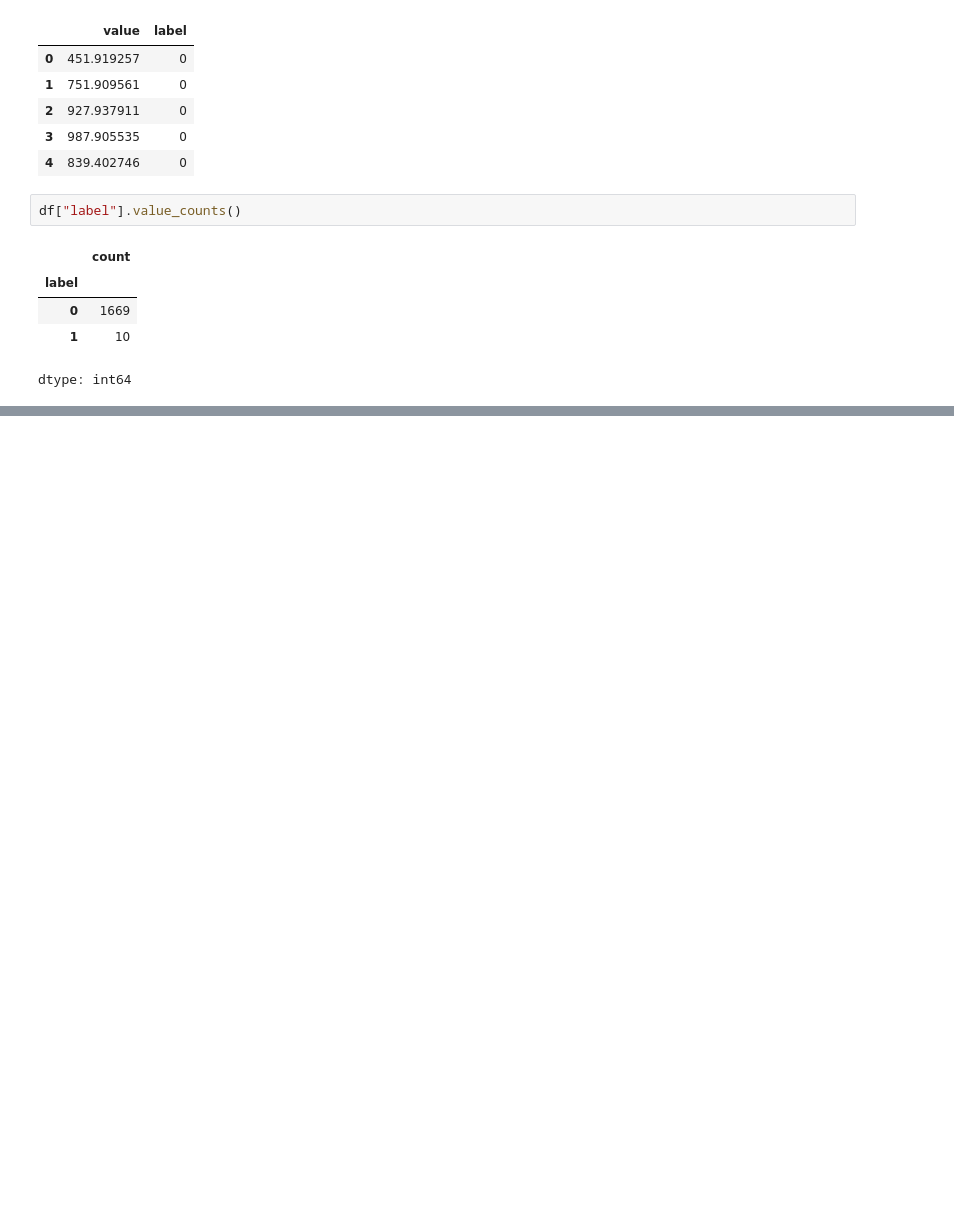
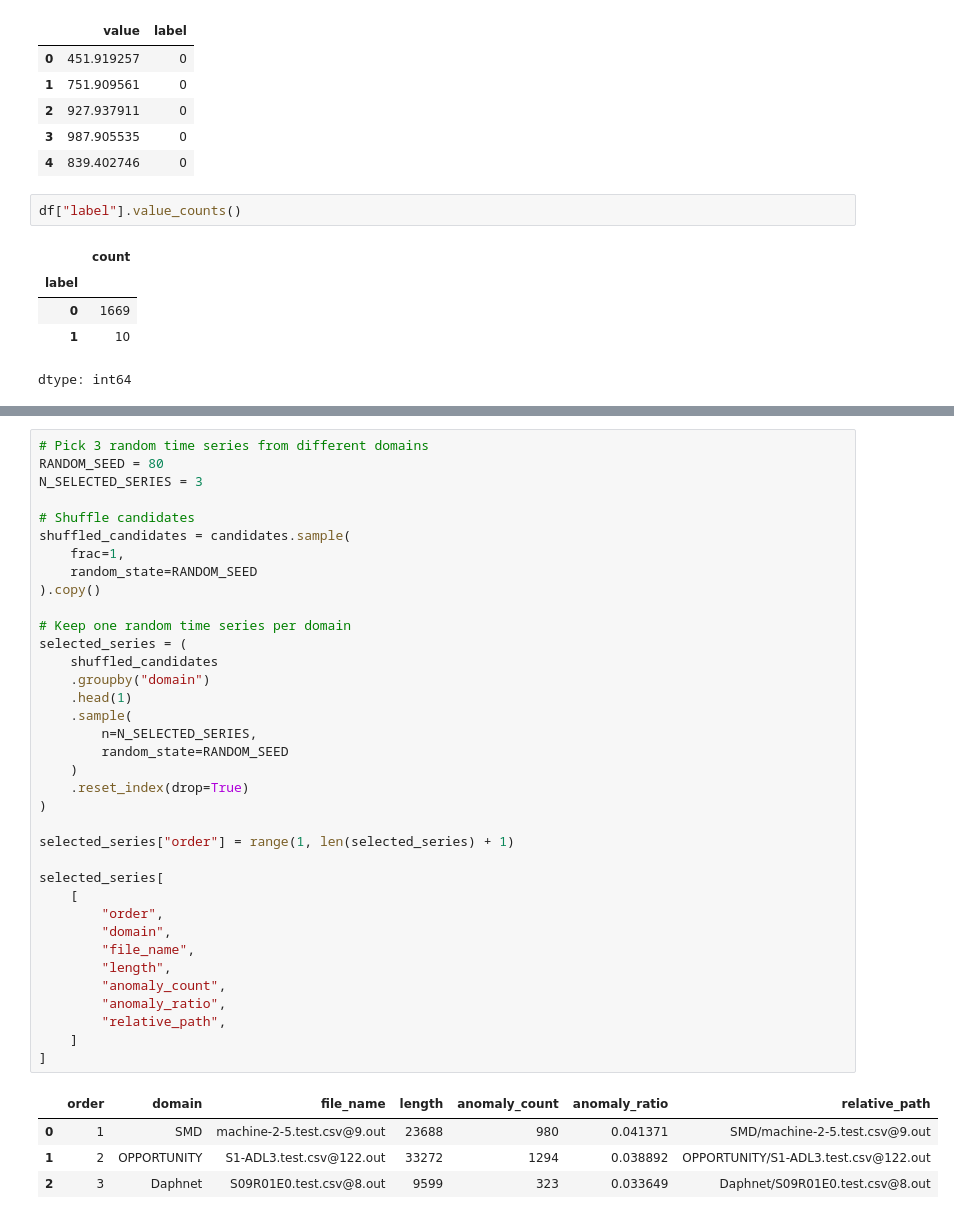
Before and after one commit to OrestisGeo/streamify-ts-anomaly-detection, a Jupyter notebook: notebooks/project2_main.ipynb, the cells around one changed output, grey strips where cells are left out. Cells and saved outputs as stored; diff of their text form; blank space fills up the shorter version.

```diff
--- a/notebooks/project2_main.ipynb
+++ b/notebooks/project2_main.ipynb
@@ -356,0 +460,41 @@ Inventory rows: 2062
+# %%
+# Pick 3 random time series from different domains
+RANDOM_SEED = 80
+N_SELECTED_SERIES = 3
+
+# Shuffle candidates
+shuffled_candidates = candidates.sample(
+    frac=1,
+    random_state=RANDOM_SEED
+).copy()
+
+# Keep one random time series per domain
+selected_series = (
+    shuffled_candidates
+    .groupby("domain")
+    .head(1)
+    .sample(
+        n=N_SELECTED_SERIES,
+        random_state=RANDOM_SEED
+    )
+    .reset_index(drop=True)
+)
+
+selected_series["order"] = range(1, len(selected_series) + 1)
+
+selected_series[
+    [
+        "order",
+        "domain",
+        "file_name",
+        "length",
+        "anomaly_count",
+        "anomaly_ratio",
+        "relative_path",
+    ]
+]
+# %% [output]
+|  | order | domain | file_name | length | anomaly_count | anomaly_ratio | relative_path |
+| 0 | 1 | SMD | machine-2-5.test.csv@9.out | 23688 | 980 | 0.041371 | SMD/machine-2-5.test.csv@9.out |
+| 1 | 2 | OPPORTUNITY | S1-ADL3.test.csv@122.out | 33272 | 1294 | 0.038892 | OPPORTUNITY/S1-ADL3.test.csv@122.out |
+| 2 | 3 | Daphnet | S09R01E0.test.csv@8.out | 9599 | 323 | 0.033649 | Daphnet/S09R01E0.test.csv@8.out |
```
Also changed, not shown: parts of 5 cells of this notebook.
